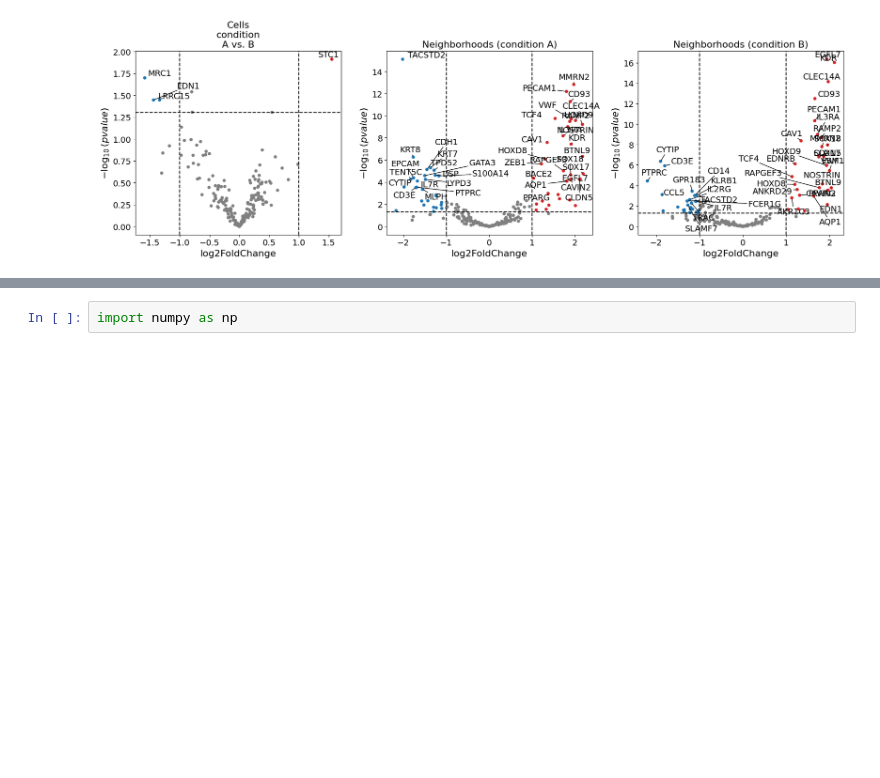
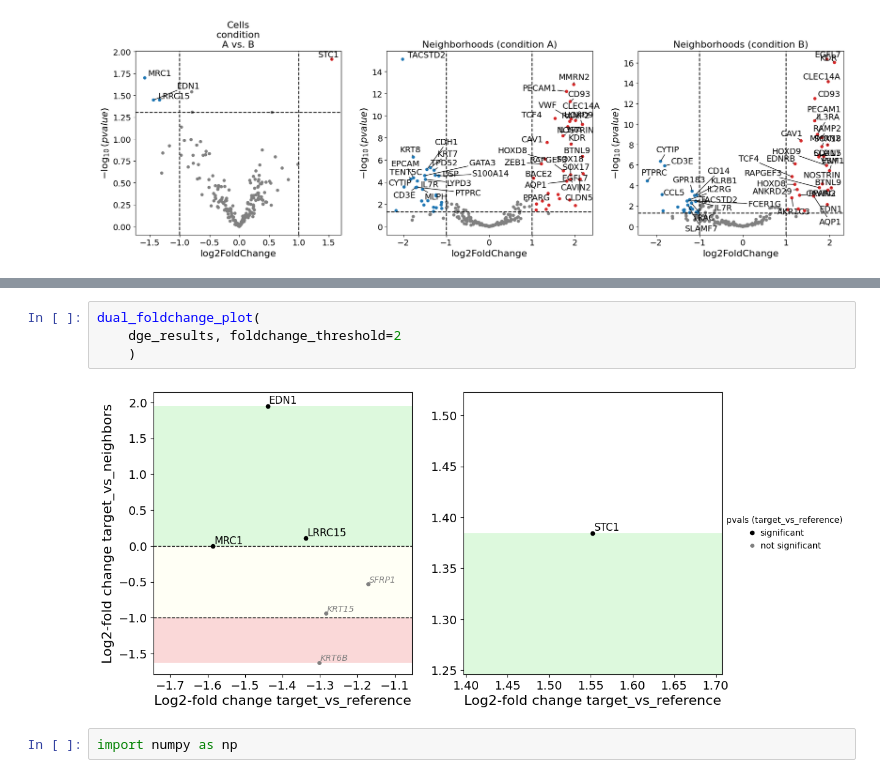
Before and after one commit to SpatialPathology/InSituPy, a Jupyter notebook: docs/source/tutorials/03_multisample_analysis/pseudobulk_tutorial.ipynb, the cells around one changed output, grey strips where cells are left out. Cells and saved outputs as stored; diff of their text form; blank space fills up the shorter version.

```diff
--- a/docs/source/tutorials/03_multisample_analysis/pseudobulk_tutorial.ipynb
+++ b/docs/source/tutorials/03_multisample_analysis/pseudobulk_tutorial.ipynb
@@ -245,3 +333,9 @@ volcano(results=dge_results, backend="decoupler")
+# %%
+dual_foldchange_plot(
+    dge_results, foldchange_threshold=2
+    )
+# %% [output]
+[figure, added]
 # %%
 import numpy as np
 # %%
```
Also changed, not shown: parts of 13 cells of this notebook, 14 other files.
